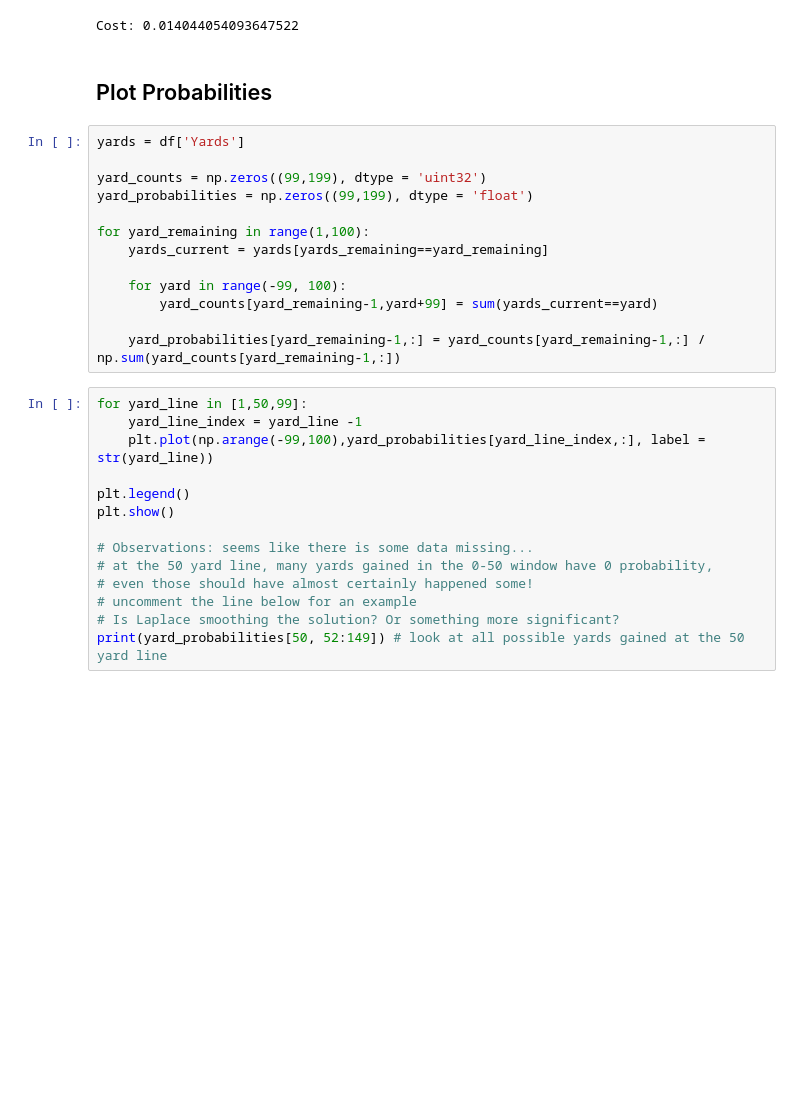
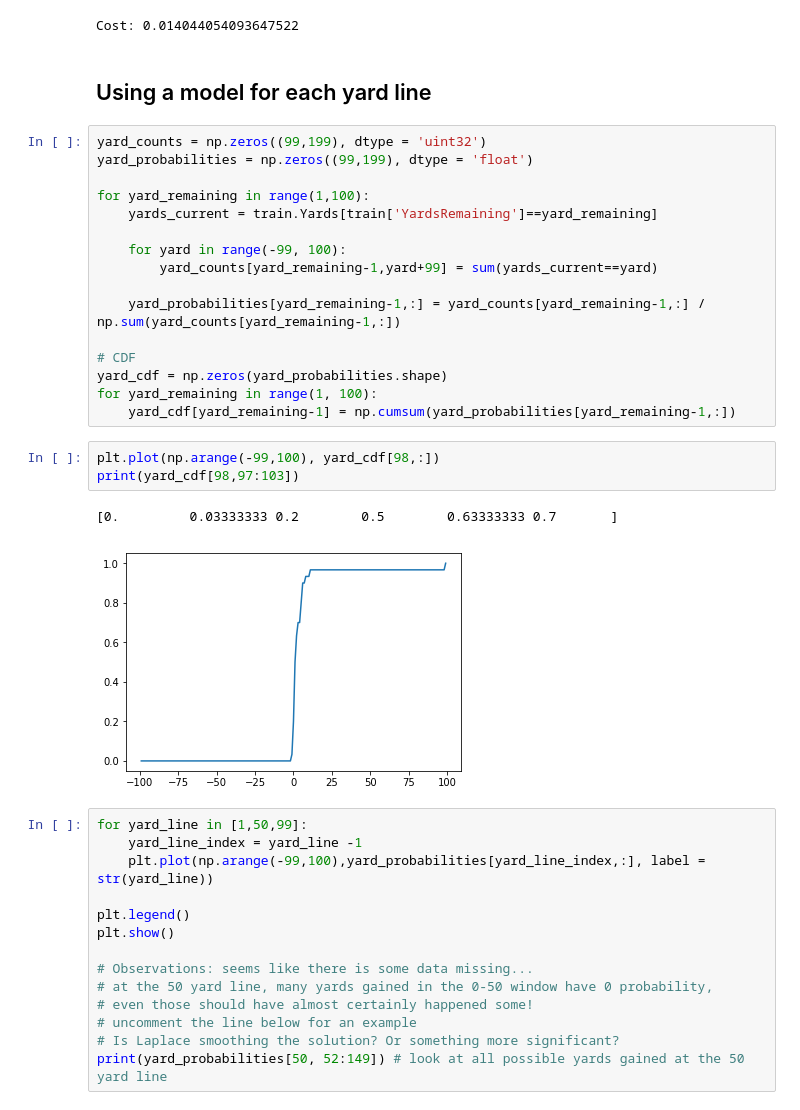
Before and after one commit to traviemcg/cs229nflbigdata, a Jupyter notebook: naive_bayes.ipynb, the cells around one changed output. Drawn from its saved outputs; the diff is of its cells as text; blank space fills up the shorter version.

```diff
--- a/naive_bayes.ipynb
+++ b/naive_bayes.ipynb
@@ -154,21 +158,30 @@ cost = np.average(all_loss)
 print("Cost: {}".format(cost))
 # %% [output]
 Cost: 0.014044054093647522
-# %% [markdown]
-## Plot Probabilities
+# %% [markdown]
+## Using a model for each yard line
 # %%
-yards = df['Yards']
-
 yard_counts = np.zeros((99,199), dtype = 'uint32')
 yard_probabilities = np.zeros((99,199), dtype = 'float')
 
 for yard_remaining in range(1,100):
-    yards_current = yards[yards_remaining==yard_remaining]
+    yards_current = train.Yards[train['YardsRemaining']==yard_remaining]
 
     for yard in range(-99, 100):
         yard_counts[yard_remaining-1,yard+99] = sum(yards_current==yard)
 
     yard_probabilities[yard_remaining-1,:] = yard_counts[yard_remaining-1,:] / np.sum(yard_counts[yard_remaining-1,:])
+
+# CDF
+yard_cdf = np.zeros(yard_probabilities.shape)
+for yard_remaining in range(1, 100):
+    yard_cdf[yard_remaining-1] = np.cumsum(yard_probabilities[yard_remaining-1,:])
+# %%
+plt.plot(np.arange(-99,100), yard_cdf[98,:])
+print(yard_cdf[98,97:103])
+# %% [output]
+[0.         0.03333333 0.2        0.5        0.63333333 0.7       ]
+[figure, added]
 # %%
 for yard_line in [1,50,99]:
     yard_line_index = yard_line -1
```
Also changed, not shown: parts of 7 cells of this notebook.
